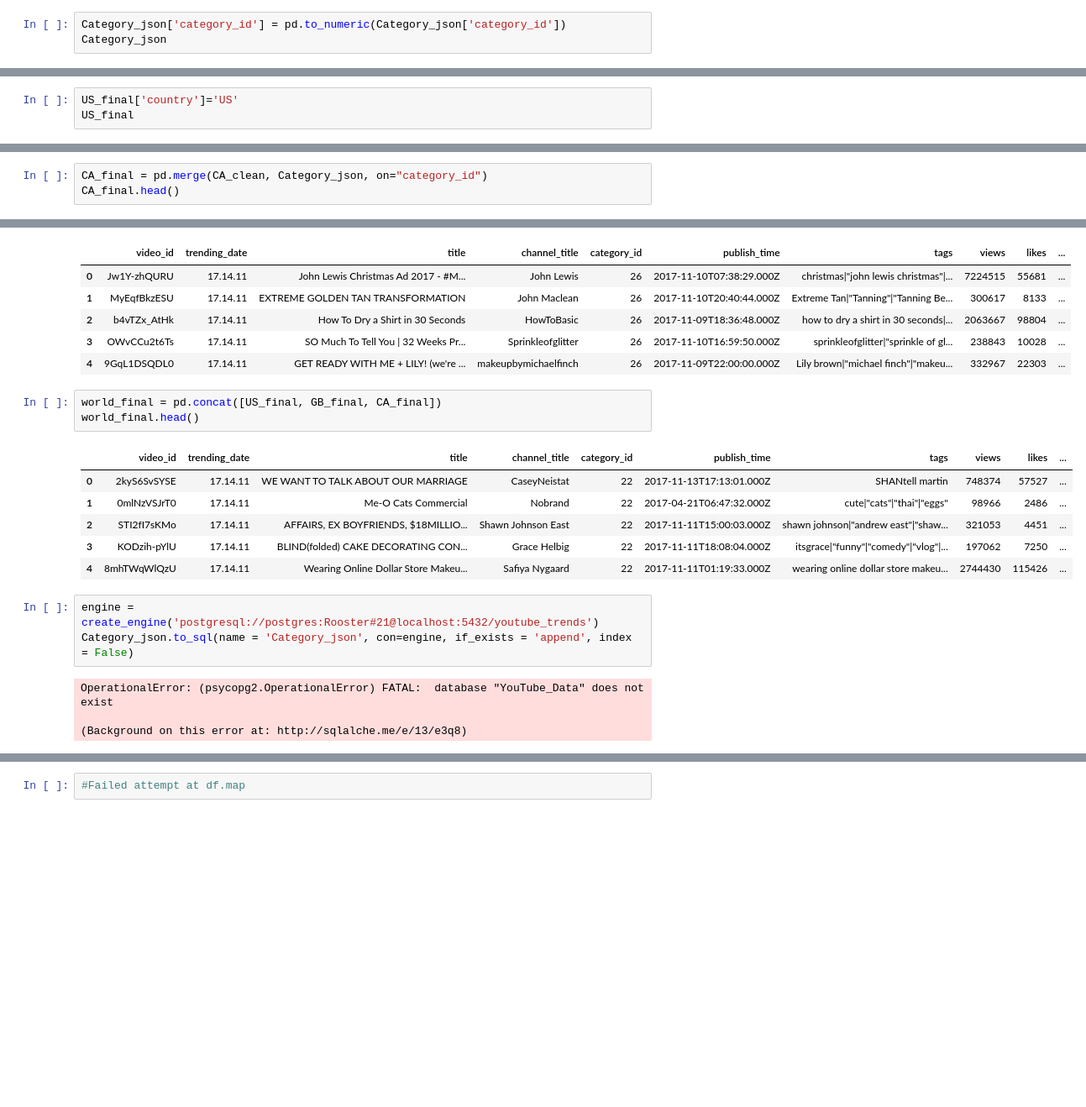
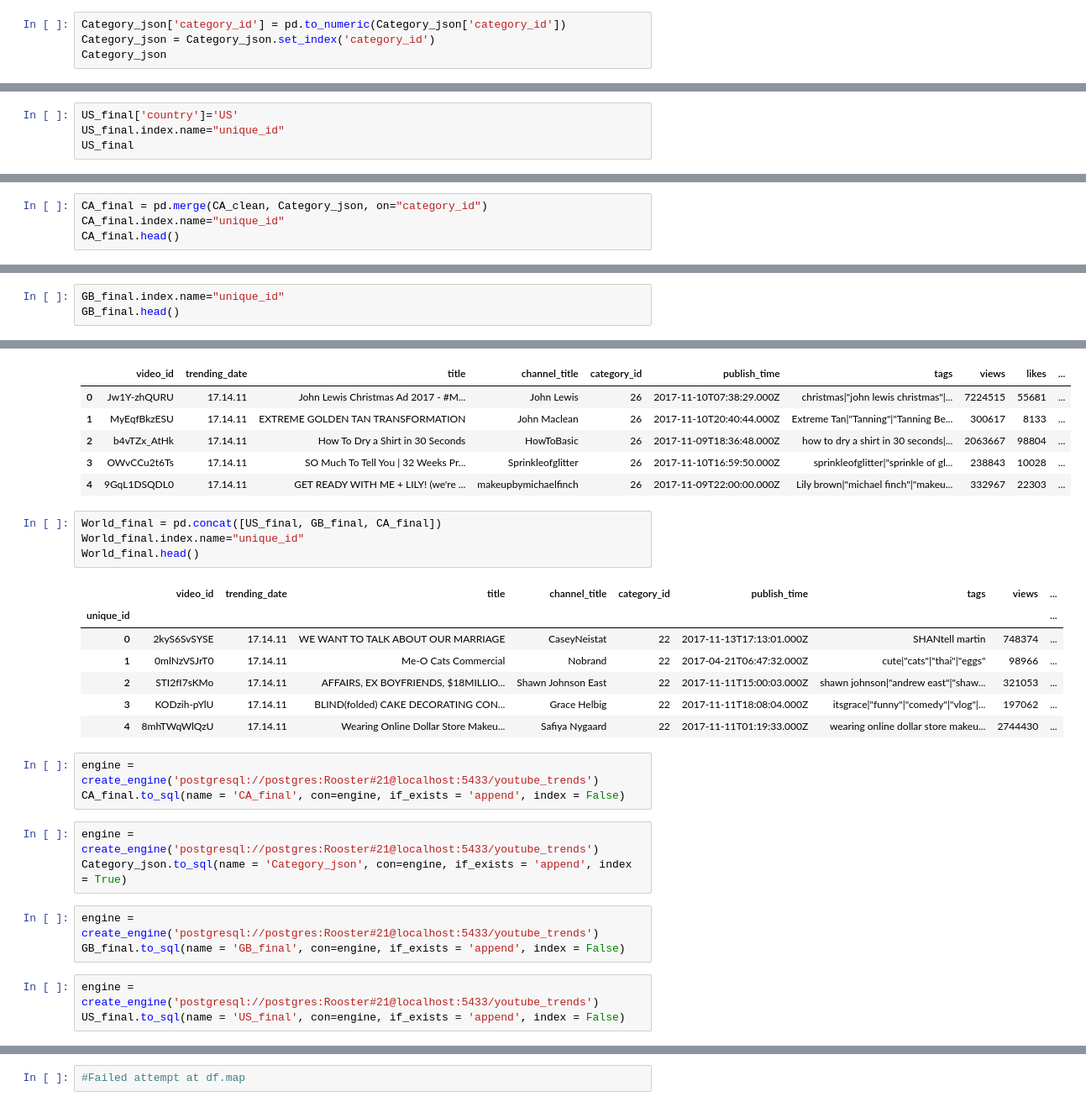
Before and after one commit to elizabethschall2934/ETL-Project, a Jupyter notebook: etl.ipynb, the cells around one changed output, grey strips where cells are left out. Shown at 84% size. Cells and saved outputs as stored; diff of their text form; blank space fills up the shorter version.

```diff
--- a/etl.ipynb
+++ b/etl.ipynb
@@ -142,5 +142,6 @@ Category_json
 | 31 | 44 | Trailers |
 # %%
 Category_json['category_id'] = pd.to_numeric(Category_json['category_id'])
+Category_json = Category_json.set_index('category_id')
 Category_json
 # %% [output]
@@ -246,5 +241,6 @@ US_final.head()
 | 4 | 8mhTWqWlQzU | 17.14.11 | Wearing Online Dollar Store Makeu... | Safiya Nygaard | 22 | 2017-11-11T01:19:33.000Z | wearing online dollar store makeu... | 2744430 | 115426 | ... |
 # %%
 US_final['country']='US'
+US_final.index.name="unique_id"
 US_final
 # %% [output]
@@ -263,5 +260,6 @@ US_final
 40949 rows × 13 columns
 # %%
 CA_final = pd.merge(CA_clean, Category_json, on="category_id")
+CA_final.index.name="unique_id"
 CA_final.head()
 # %% [output]
@@ -281,3 +280,6 @@ GB_final.head()
 | 2 | b4vTZx_AtHk | 17.14.11 | How To Dry a Shirt in 30 Seconds | HowToBasic | 26 | 2017-11-09T18:36:48.000Z | how to dry a shirt in 30 seconds|... | 2063667 | 98804 | ... |
 | 3 | OWvCCu2t6Ts | 17.14.11 | SO Much To Tell You | 32 Weeks Pr... | Sprinkleofglitter | 26 | 2017-11-10T16:59:50.000Z | sprinkleofglitter|"sprinkle of gl... | 238843 | 10028 | ... |
 | 4 | 9GqL1DSQDL0 | 17.14.11 | GET READY WITH ME + LILY! (we're ... | makeupbymichaelfinch | 26 | 2017-11-09T22:00:00.000Z | Lily brown|"michael finch"|"makeu... | 332967 | 22303 | ... |
+# %%
+GB_final.index.name="unique_id"
+GB_final.head()
@@ -302,19 +313,26 @@ GB_final.head()
 | 3 | OWvCCu2t6Ts | 17.14.11 | SO Much To Tell You | 32 Weeks Pr... | Sprinkleofglitter | 26 | 2017-11-10T16:59:50.000Z | sprinkleofglitter|"sprinkle of gl... | 238843 | 10028 | ... |
 | 4 | 9GqL1DSQDL0 | 17.14.11 | GET READY WITH ME + LILY! (we're ... | makeupbymichaelfinch | 26 | 2017-11-09T22:00:00.000Z | Lily brown|"michael finch"|"makeu... | 332967 | 22303 | ... |
 # %%
-world_final = pd.concat([US_final, GB_final, CA_final])
-world_final.head()
+World_final = pd.concat([US_final, GB_final, CA_final])
+World_final.index.name="unique_id"
+World_final.head()
 # %% [output]
-|  | video_id | trending_date | title | channel_title | category_id | publish_time | tags | views | likes | ... |
-| 0 | 2kyS6SvSYSE | 17.14.11 | WE WANT TO TALK ABOUT OUR MARRIAGE | CaseyNeistat | 22 | 2017-11-13T17:13:01.000Z | SHANtell martin | 748374 | 57527 | ... |
-| 1 | 0mlNzVSJrT0 | 17.14.11 | Me-O Cats Commercial | Nobrand | 22 | 2017-04-21T06:47:32.000Z | cute|"cats"|"thai"|"eggs" | 98966 | 2486 | ... |
-| 2 | STI2fI7sKMo | 17.14.11 | AFFAIRS, EX BOYFRIENDS, $18MILLIO... | Shawn Johnson East | 22 | 2017-11-11T15:00:03.000Z | shawn johnson|"andrew east"|"shaw... | 321053 | 4451 | ... |
-| 3 | KODzih-pYlU | 17.14.11 | BLIND(folded) CAKE DECORATING CON... | Grace Helbig | 22 | 2017-11-11T18:08:04.000Z | itsgrace|"funny"|"comedy"|"vlog"|... | 197062 | 7250 | ... |
-| 4 | 8mhTWqWlQzU | 17.14.11 | Wearing Online Dollar Store Makeu... | Safiya Nygaard | 22 | 2017-11-11T01:19:33.000Z | wearing online dollar store makeu... | 2744430 | 115426 | ... |
+|  | video_id | trending_date | title | channel_title | category_id | publish_time | tags | views | ... |
+| unique_id |  |  |  |  |  |  |  |  | ... |
+| 0 | 2kyS6SvSYSE | 17.14.11 | WE WANT TO TALK ABOUT OUR MARRIAGE | CaseyNeistat | 22 | 2017-11-13T17:13:01.000Z | SHANtell martin | 748374 | ... |
+| 1 | 0mlNzVSJrT0 | 17.14.11 | Me-O Cats Commercial | Nobrand | 22 | 2017-04-21T06:47:32.000Z | cute|"cats"|"thai"|"eggs" | 98966 | ... |
+| 2 | STI2fI7sKMo | 17.14.11 | AFFAIRS, EX BOYFRIENDS, $18MILLIO... | Shawn Johnson East | 22 | 2017-11-11T15:00:03.000Z | shawn johnson|"andrew east"|"shaw... | 321053 | ... |
+| 3 | KODzih-pYlU | 17.14.11 | BLIND(folded) CAKE DECORATING CON... | Grace Helbig | 22 | 2017-11-11T18:08:04.000Z | itsgrace|"funny"|"comedy"|"vlog"|... | 197062 | ... |
+| 4 | 8mhTWqWlQzU | 17.14.11 | Wearing Online Dollar Store Makeu... | Safiya Nygaard | 22 | 2017-11-11T01:19:33.000Z | wearing online dollar store makeu... | 2744430 | ... |
+# %%
+engine = create_engine('postgresql://postgres:Rooster#21@localhost:5433/youtube_trends')
+CA_final.to_sql(name = 'CA_final', con=engine, if_exists = 'append', index = False)
 # %%
-engine = create_engine('postgresql://postgres:Rooster#21@localhost:5432/youtube_trends')
-Category_json.to_sql(name = 'Category_json', con=engine, if_exists = 'append', index = False)
+engine = create_engine('postgresql://postgres:Rooster#21@localhost:5433/youtube_trends')
+Category_json.to_sql(name = 'Category_json', con=engine, if_exists = 'append', index = True)
-# %% [output]
-OperationalError: (psycopg2.OperationalError) FATAL:  database "YouTube_Data" does not exist
-
-(Background on this error at: http://sqlalche.me/e/13/e3q8)
+# %%
+engine = create_engine('postgresql://postgres:Rooster#21@localhost:5433/youtube_trends')
+GB_final.to_sql(name = 'GB_final', con=engine, if_exists = 'append', index = False)
+# %%
+engine = create_engine('postgresql://postgres:Rooster#21@localhost:5433/youtube_trends')
+US_final.to_sql(name = 'US_final', con=engine, if_exists = 'append', index = False)
```
Also changed, not shown: parts of 7 cells of this notebook, 5 other files.
